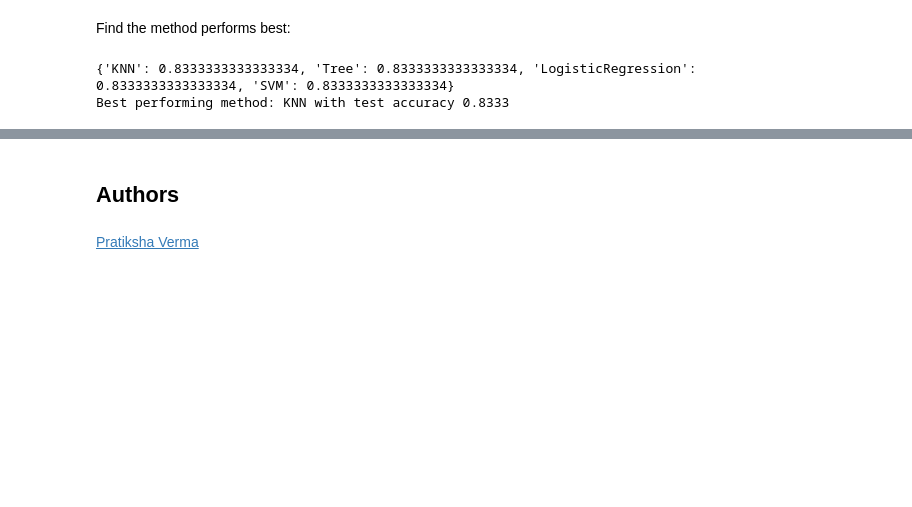
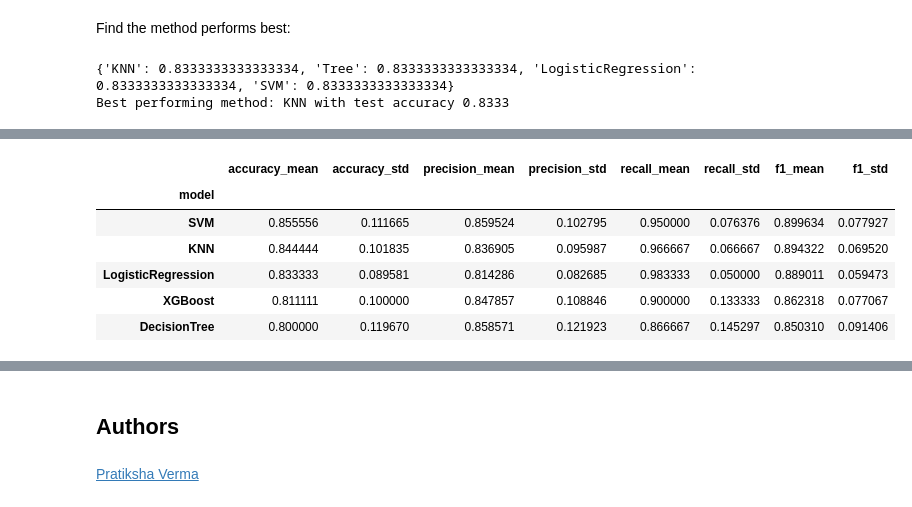
Before and after one commit to AdriaRM96/spacex-falcon9-capstone, a Jupyter notebook: notebooks/07_machine_learning_prediction.ipynb, the cells around one changed output, grey strips where cells are left out. Drawn from its saved outputs; the diff is of its cells as text; code cells hidden in the pictures; blank space fills up the shorter version.

```diff
--- a/notebooks/07_machine_learning_prediction.ipynb
+++ b/notebooks/07_machine_learning_prediction.ipynb
@@ -421,0 +494,16 @@ Best performing method: KNN with test accuracy 0.8333
+# %%
+from xgboost import XGBClassifier
+
+parameters = {
+    'n_estimators': [50, 100, 200],
+    'max_depth': [2, 3, 4, 5],
+    'learning_rate': [0.01, 0.1, 0.2],
+    'subsample': [0.8, 1.0],
+}
+xgb = XGBClassifier(eval_metric='logloss', random_state=2)
+
+xgb_cv = GridSearchCV(xgb, parameters, cv=10)
+xgb_cv.fit(X_train, Y_train)
+
+print("tuned hyperparameters :(best parameters) ", xgb_cv.best_params_)
+print("accuracy :", xgb_cv.best_score_)
@@ -421,0 +523,23 @@ Best performing method: KNN with test accuracy 0.8333
+# %%
+# Fold XGBoost into the same StratifiedKFold comparison as the other four models,
+# so all five are judged on identical, more-robust folds rather than mixing a
+# single-split number for XGBoost with cross-validated numbers for the rest.
+tuned_models['XGBoost'] = xgb_cv.best_estimator_
+
+xgb_scores = cross_validate(xgb_cv.best_estimator_, X, Y, cv=skf, scoring=scoring)
+xgb_row = {'model': 'XGBoost'}
+for metric in scoring:
+    key = f'test_{metric}'
+    xgb_row[f'{metric}_mean'] = xgb_scores[key].mean()
+    xgb_row[f'{metric}_std'] = xgb_scores[key].std()
+
+cv_summary = pd.concat([cv_summary, pd.DataFrame([xgb_row]).set_index('model')])
+cv_summary.sort_values('accuracy_mean', ascending=False)
+# %% [output]
+|  | accuracy_mean | accuracy_std | precision_mean | precision_std | recall_mean | recall_std | f1_mean | f1_std |
+| model |  |  |  |  |  |  |  |  |
+| SVM | 0.855556 | 0.111665 | 0.859524 | 0.102795 | 0.950000 | 0.076376 | 0.899634 | 0.077927 |
+| KNN | 0.844444 | 0.101835 | 0.836905 | 0.095987 | 0.966667 | 0.066667 | 0.894322 | 0.069520 |
+| LogisticRegression | 0.833333 | 0.089581 | 0.814286 | 0.082685 | 0.983333 | 0.050000 | 0.889011 | 0.059473 |
+| XGBoost | 0.811111 | 0.100000 | 0.847857 | 0.108846 | 0.900000 | 0.133333 | 0.862318 | 0.077067 |
+| DecisionTree | 0.800000 | 0.119670 | 0.858571 | 0.121923 | 0.866667 | 0.145297 | 0.850310 | 0.091406 |
```
Also changed, not shown: parts of 15 cells of this notebook, 1 other file.
